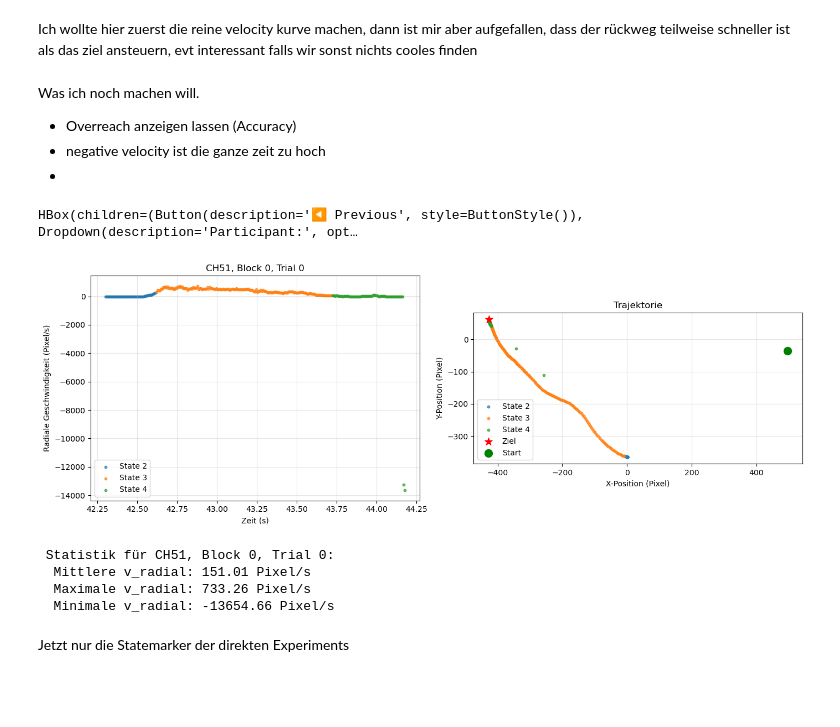
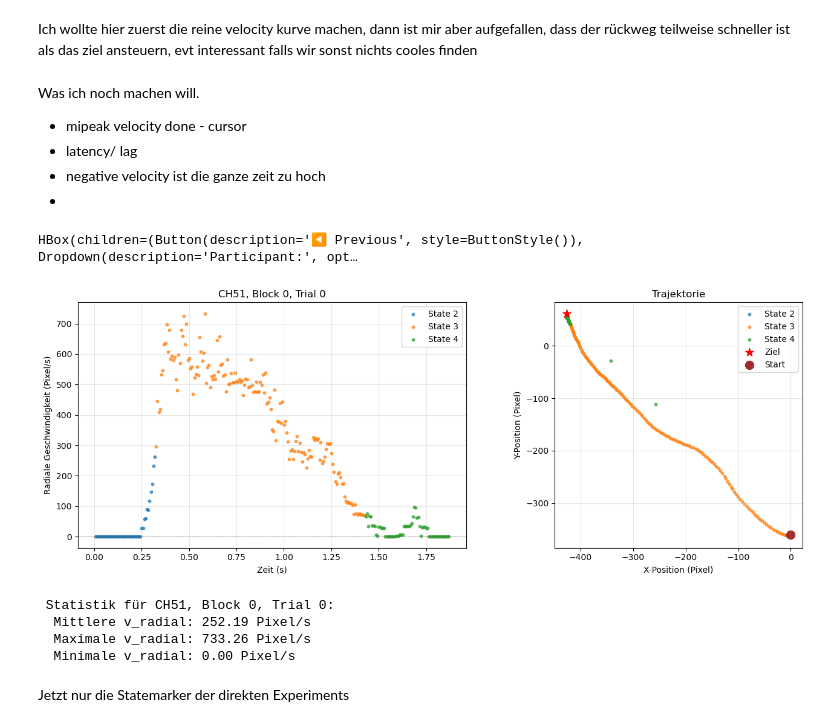
Before and after one commit to Fmin7sharp11/ExPra2026_analysis, a Jupyter notebook: cursor_data_analysis.ipynb, the cells around one changed output. Saved outputs shown, nothing was run; the diff lists cells and outputs as text; code cells hidden in the pictures; blank space fills up the shorter version.

```diff
--- a/cursor_data_analysis.ipynb
+++ b/cursor_data_analysis.ipynb
@@ -172,7 +172,7 @@ def compute_radial_velocity(df, smooth_window=5):
     df_start_target['ux'] = (df_start_target['target_x'] - df_start_target['start_x']) / df_start_target['dist_to_target']
     df_start_target['uy'] = (df_start_target['target_y'] - df_start_target['start_y']) / df_start_target['dist_to_target']
 
-    # 6. 🔥 Jetzt erst auf State 2-4 filtern (nachdem Start und Ziel bestimmt wurden)
+    # 6.  Jetzt erst auf State 2-4 filtern (nachdem Start und Ziel bestimmt wurden)
     df = df[df['state_marker'].isin([2, 3, 4])].copy()
 
     # 7. Glättung der Positionsdaten (nur State 2-4)
@@ -188,7 +188,8 @@ def compute_radial_velocity(df, smooth_window=5):
         .mean()
         .reset_index(level=[0, 1], drop=True)
     )
-
+    # 7.5. Relative Zeit pro Trial berechnen (Start bei 0)
+    df['time_rel'] = df.groupby(['Participant', 'trial'])['time'].transform(lambda x: x - x.iloc[0])
     # 8. Zeitliche Differenzen berechnen
     df['dt'] = df.groupby(['Participant', 'trial'])['time'].diff()
 
@@ -210,4 +211,9 @@ def compute_radial_velocity(df, smooth_window=5):
     # 12. Radiale Geschwindigkeit berechnen (Skalarprodukt)
     df['v_radial'] = df['vx'] * df['ux'] + df['vy'] * df['uy']
 
+    #Ausreiser entfernen (kann man evt saubere über das cleanen der daten machen)
+    df.loc[df['v_radial'].abs() > 2000, 'v_radial'] = np.nan
+
+
+
     return df
@@ -330,7 +267,8 @@ Statistik der radialen Geschwindigkeit (97347 gültige Werte):
 Ich wollte hier zuerst die reine velocity kurve machen, dann ist mir aber aufgefallen, dass der rückweg teilweise schneller ist als das ziel ansteuern, evt interessant falls wir sonst nichts cooles finden
 # %% [markdown]
 Was ich noch machen will.
-- Overreach anzeigen lassen (Accuracy)
+- mipeak velocity done - cursor
+- latency/ lag
 - negative velocity ist die ganze zeit zu hoch
 -
 # %%
@@ -362,7 +300,7 @@ def plot_trial(idx):
     for marker in sorted(df_filtered['state_marker'].unique()):
         mask = df_filtered['state_marker'] == marker
         ax1.scatter(
-            df_filtered.loc[mask, 'time'],
+            df_filtered.loc[mask, 'time_rel'],
             df_filtered.loc[mask, 'v_radial'],
             label=f'State {marker}',
             alpha=0.7,
@@ -387,9 +325,10 @@ def plot_trial(idx):
         )
     ax2.scatter([df_filtered['target_x'].iloc[0]], [df_filtered['target_y'].iloc[0]],
                 color='red', s=100, marker='*', label='Ziel')
-    if 'start_x' in df_filtered.columns:
-        ax2.scatter([df_filtered['start_x'].iloc[0]], [df_filtered['start_y'].iloc[0]],
-                    color='green', s=100, marker='o', label='Start')
+    # Fester Startpunkt aus dem Experiment (params.py)
+    start_x = 0      # STARTING_POINT_POS[0]
+    start_y = -360   # STARTING_POINT_POS[1]
+    ax2.scatter([start_x], [start_y], color='brown', s=100, marker='o', label='Start')
     ax2.set_xlabel('X-Position (Pixel)')
     ax2.set_ylabel('Y-Position (Pixel)')
     ax2.set_title('Trajektorie')
@@ -449,38 +388,38 @@ def on_go_button(b):
            (all_trials['trial'] == trial_dropdown.value)
     if mask.any():
         current_idx = all_trials[mask].index[0]
         plot_trial(current_idx)
 
 # Buttons
 prev_btn = widgets.Button(description='◀ Previous')
 next_btn = widgets.Button(description='Next ▶')
 go_btn = widgets.Button(description='Go', button_style='success')
 
 prev_btn.on_click(prev_trial)
 next_btn.on_click(next_trial)
 go_btn.on_click(on_go_button)
 
 # Layout
 controls = widgets.HBox([
     prev_btn,
     participant_dropdown,
     block_dropdown,
     trial_dropdown,
     go_btn,
     next_btn
 ])
 
 display(controls)
 
 # Ersten Trial anzeigen
 plot_trial(0)
 # %% [output]
 HBox(children=(Button(description='◀ Previous', style=ButtonStyle()), Dropdown(description='Participant:', opt…
-[figure, old version]
+[figure, new version]
  Statistik für CH51, Block 0, Trial 0:
-  Mittlere v_radial: 151.01 Pixel/s
+  Mittlere v_radial: 252.19 Pixel/s
   Maximale v_radial: 733.26 Pixel/s
-  Minimale v_radial: -13654.66 Pixel/s
+  Minimale v_radial: 0.00 Pixel/s
 # %% [markdown]
 Jetzt nur die Statemarker der direkten Experiments
 # %%
```
Also changed, not shown: parts of 10 cells of this notebook.
